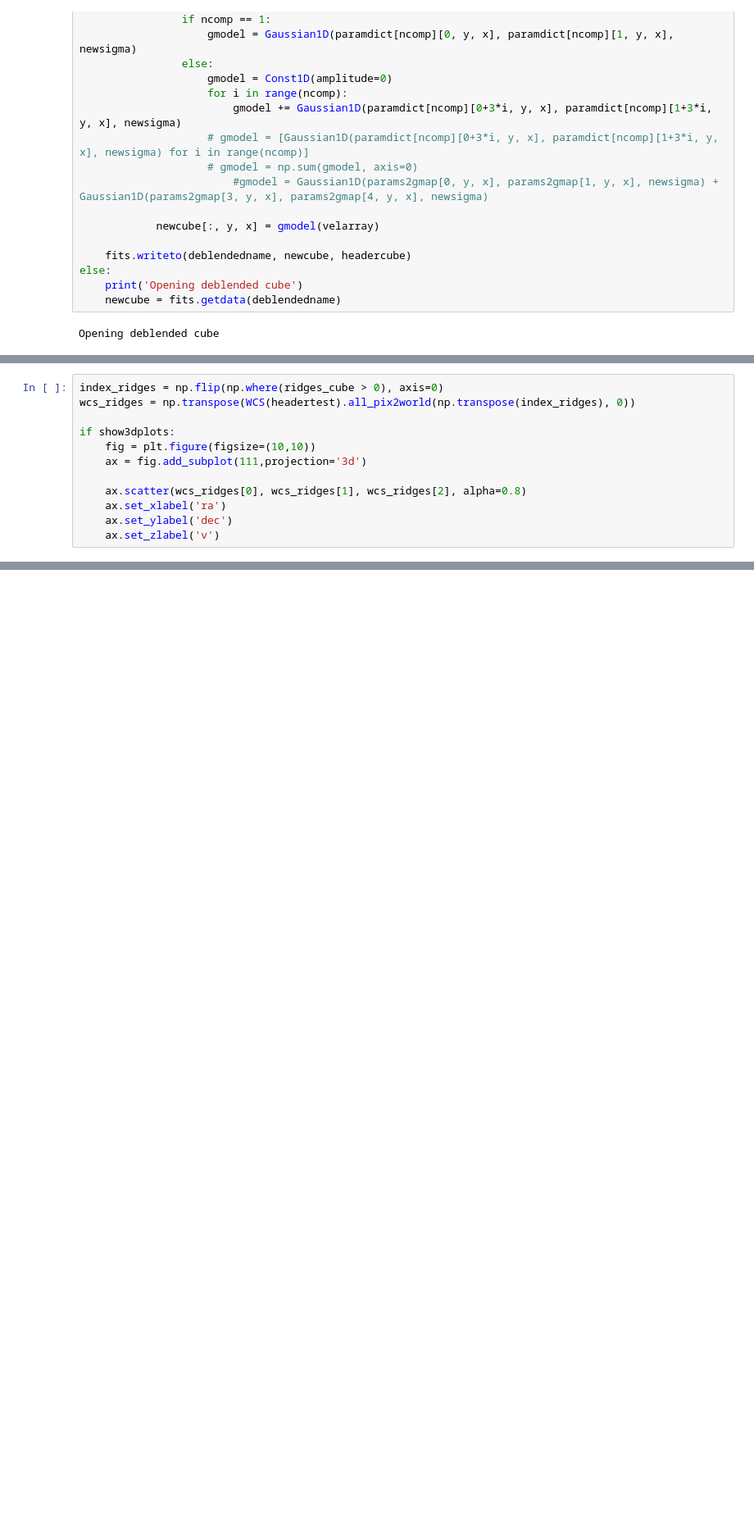
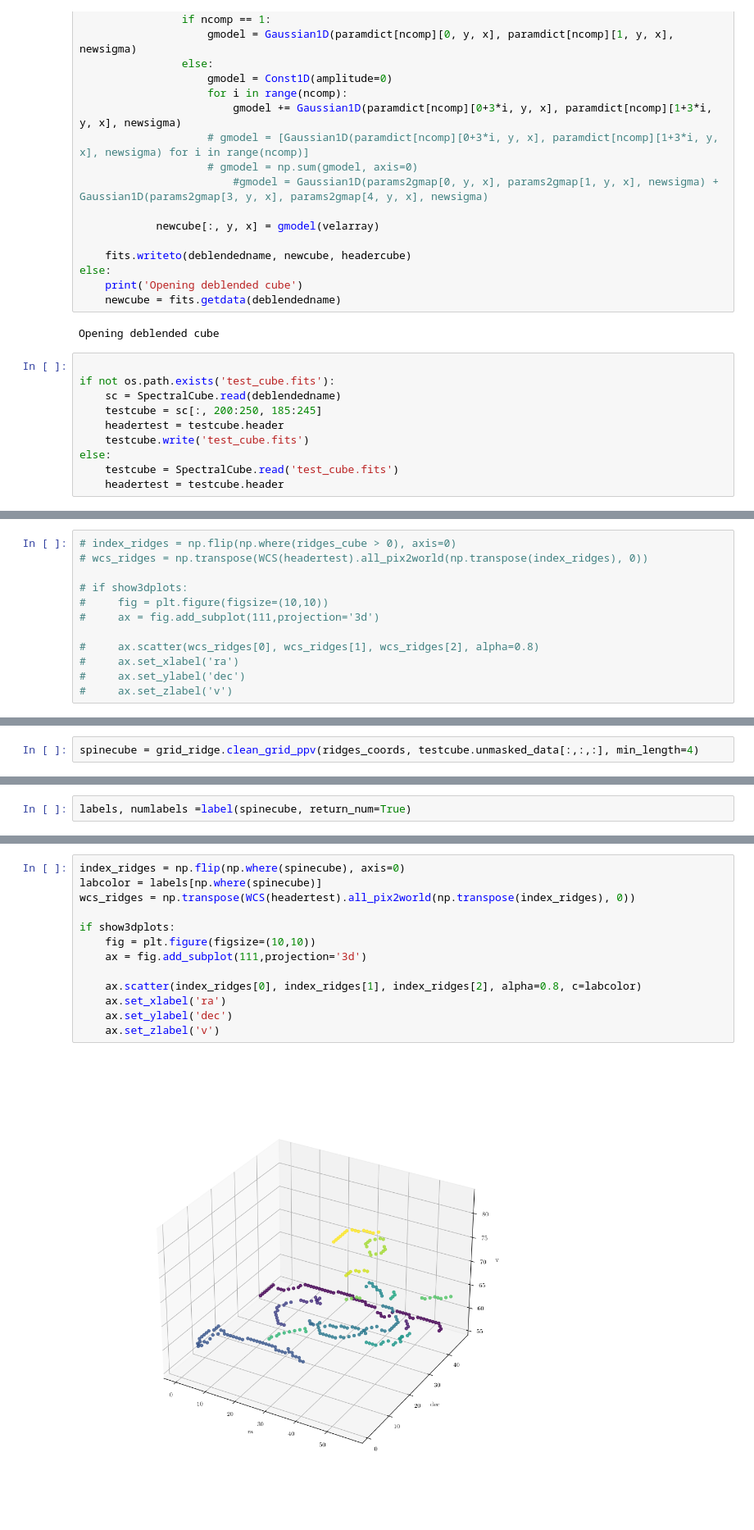
Before and after one commit to tere-valdivia/propstar_gasflow, a Jupyter notebook: clustering/test_clustering_crispy.ipynb, the cells around one changed output, grey strips where cells are left out. Shown at 82% size. Cells and saved outputs as stored; diff of their text form; blank space fills up the shorter version.

Commit message:
test skeleton filaments

```diff
--- a/clustering/test_clustering_crispy.ipynb
+++ b/clustering/test_clustering_crispy.ipynb
@@ -91,6 +91,16 @@ else:
     newcube = fits.getdata(deblendedname)
 # %% [output]
 Opening deblended cube
+# %%
+
+if not os.path.exists('test_cube.fits'):
+    sc = SpectralCube.read(deblendedname)
+    testcube = sc[:, 200:250, 185:245]
+    headertest = testcube.header
+    testcube.write('test_cube.fits')
+else:
+    testcube = SpectralCube.read('test_cube.fits')
+    headertest = testcube.header
 # %%
 # here we test CRISPy
 
@@ -125,14 +128,14 @@ if not os.path.exists(fitsfileridges):
 else:
     ridges_cube = fits.getdata(fitsfileridges)
 # %%
-index_ridges = np.flip(np.where(ridges_cube > 0), axis=0)
-wcs_ridges = np.transpose(WCS(headertest).all_pix2world(np.transpose(index_ridges), 0))
+# index_ridges = np.flip(np.where(ridges_cube > 0), axis=0)
+# wcs_ridges = np.transpose(WCS(headertest).all_pix2world(np.transpose(index_ridges), 0))
 
-if show3dplots:
-    fig = plt.figure(figsize=(10,10))
-    ax = fig.add_subplot(111,projection='3d')
+# if show3dplots:
+#     fig = plt.figure(figsize=(10,10))
+#     ax = fig.add_subplot(111,projection='3d')
 
-    ax.scatter(wcs_ridges[0], wcs_ridges[1], wcs_ridges[2], alpha=0.8)
-    ax.set_xlabel('ra')
-    ax.set_ylabel('dec')
-    ax.set_zlabel('v')
+#     ax.scatter(wcs_ridges[0], wcs_ridges[1], wcs_ridges[2], alpha=0.8)
+#     ax.set_xlabel('ra')
+#     ax.set_ylabel('dec')
+#     ax.set_zlabel('v')
@@ -140,0 +144,2 @@ if show3dplots:
+# %%
+spinecube = grid_ridge.clean_grid_ppv(ridges_coords, testcube.unmasked_data[:,:,:], min_length=4)
@@ -140,0 +150,2 @@ if show3dplots:
+# %%
+labels, numlabels =label(spinecube, return_num=True)
@@ -140,0 +156,15 @@ if show3dplots:
+# %%
+index_ridges = np.flip(np.where(spinecube), axis=0)
+labcolor = labels[np.where(spinecube)]
+wcs_ridges = np.transpose(WCS(headertest).all_pix2world(np.transpose(index_ridges), 0))
+
+if show3dplots:
+    fig = plt.figure(figsize=(10,10))
+    ax = fig.add_subplot(111,projection='3d')
+
+    ax.scatter(index_ridges[0], index_ridges[1], index_ridges[2], alpha=0.8, c=labcolor)
+    ax.set_xlabel('ra')
+    ax.set_ylabel('dec')
+    ax.set_zlabel('v')
+# %% [output]
+[figure, added]
```
Also changed, not shown: parts of 11 cells of this notebook, 5 other files.
